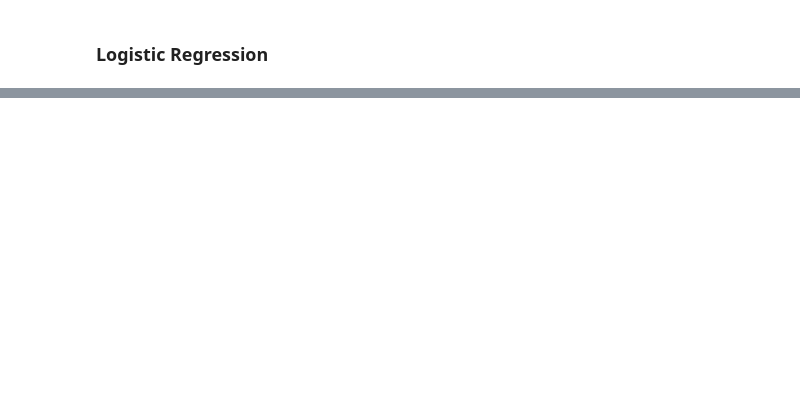
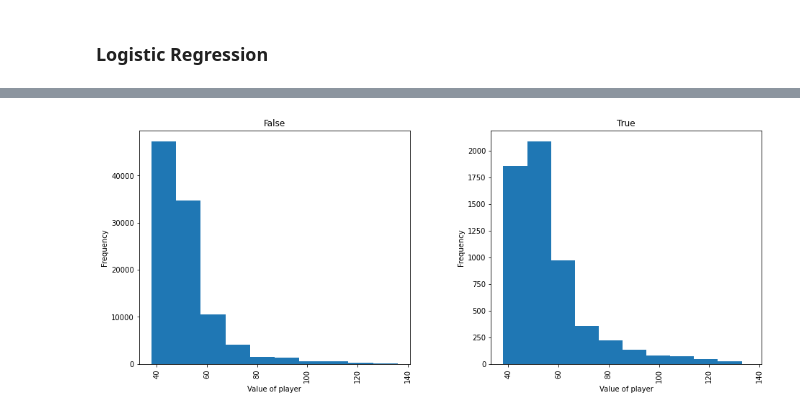
Before and after one commit to yying1/Py_personal, a Jupyter notebook: fpl/FPL_Data_Project.ipynb, the cells around one changed output, grey strips where cells are left out. Saved outputs shown, nothing was run; the diff lists cells and outputs as text; code cells hidden in the pictures; blank space fills up the shorter version.

```diff
--- a/fpl/FPL_Data_Project.ipynb
+++ b/fpl/FPL_Data_Project.ipynb
@@ -397,0 +366,9 @@ plt.show()
+# %%
+# Take data out by season+GW+Element_type, calculate 95th percentile data on total points and points per value
+df_ppv_swp=df_all_nw.copy(deep=True)
+df_ppv_swp['ppv'] = df_ppv_swp['total_points']/df_ppv_swp['value']
+df_ppv_swp = df_ppv_swp.reset_index().groupby(['season','GW','element_type'])['total_points','ppv'].agg({percentile(95)})
+df_ppv_swp.columns = [col[0] for col in df_ppv_swp.columns]
+df_ppv_swp=df_ppv_swp.rename(columns={"total_points": "tp_95", "ppv": "ppv_95"})
+df_ppv_swp = df_ppv_swp.reset_index()
+df_ppv_swp['GW-1'] = df_ppv_swp['GW'] - 1
@@ -397,0 +574,15 @@ plt.show()
+# %%
+#https://www.dataindependent.com/pandas/pandas-histogram/
+fig = plt.figure(figsize = (15,15))
+ax = fig.gca()
+tp95_value = df_all_nw_95.hist(column='value',by='ppv_95_Y', sharex=True, sharey=False, layout = (2, 2),ax=ax)
+
+for ax in tp95_value.flatten():
+    ax.set_xlabel("Value of player")
+    ax.set_ylabel("Frequency")
+    #ax.set_title("(95th % in Total Points,95th % in Points per Value )")
+    #ax.set_suptitle("(95th % in Total Points,95th % in Points per Value )")
+
+fig.savefig('Value_Vs_95thPPV.png')
+# %% [output]
+[figure, added]
```
Also changed, not shown: parts of 43 cells of this notebook, 6 other files.
